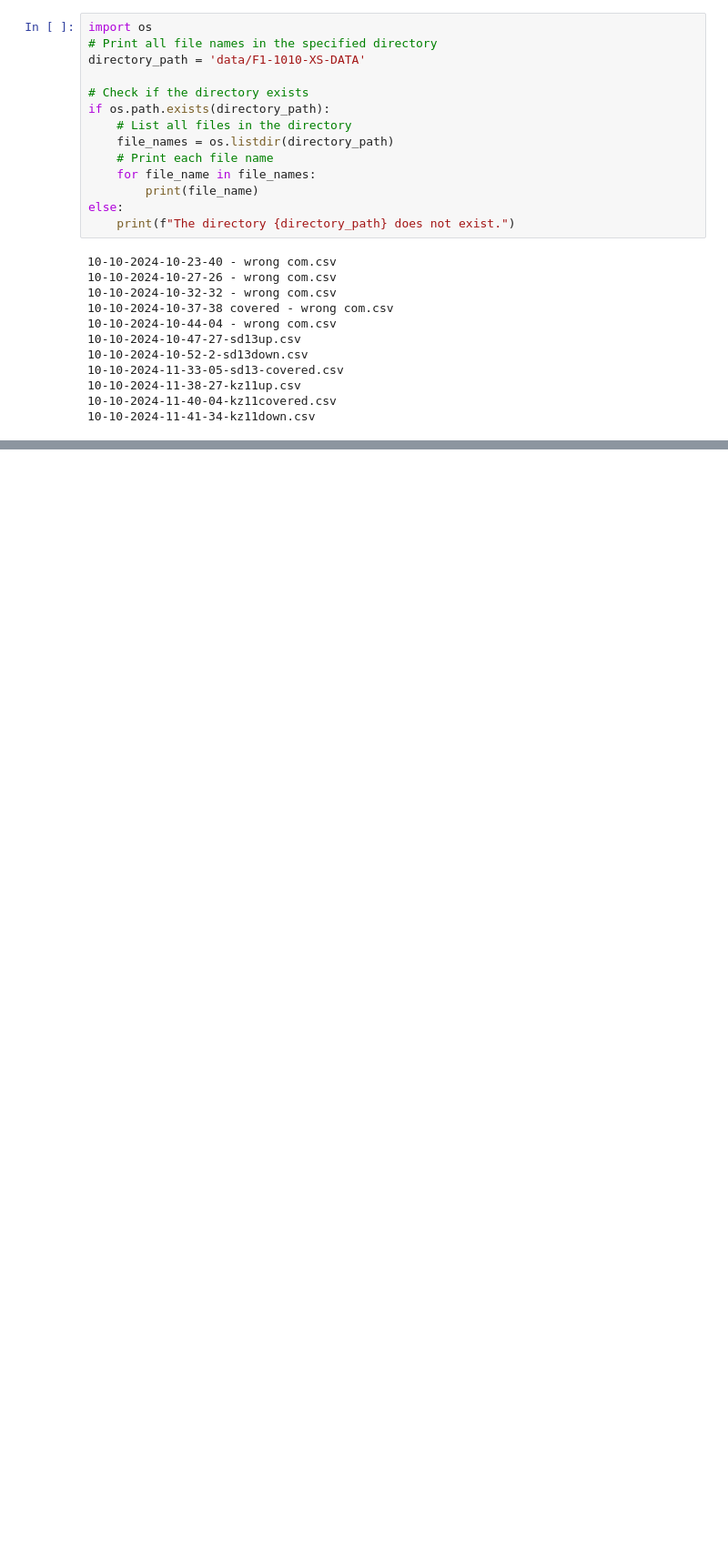
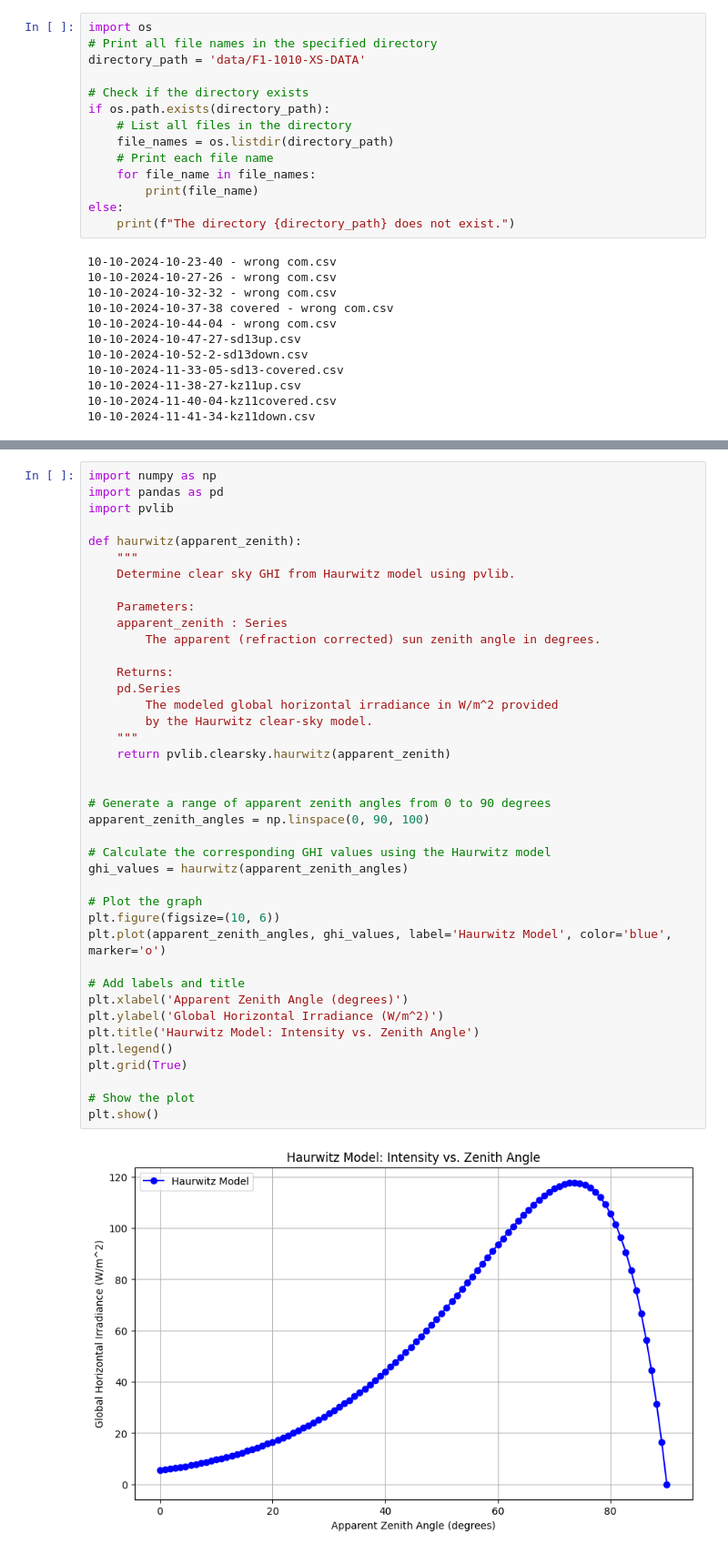
Before and after one commit to WeepsDanky/F1-solar-radiation, a Jupyter notebook: untitled(2).ipynb, the cells around one changed output, grey strips where cells are left out. Shown at 91% size. Saved outputs shown, nothing was run; the diff lists cells and outputs as text; blank space fills up the shorter version.

```diff
--- a/untitled(2).ipynb
+++ b/untitled(2).ipynb
@@ -88,0 +89,42 @@ FileNotFoundError: [Errno 2] No such file or directory: 'data/F1-1010-XS-DATA/17
+# %%
+import numpy as np
+import pandas as pd
+import pvlib
+
+def haurwitz(apparent_zenith):
+    """
+    Determine clear sky GHI from Haurwitz model using pvlib.
+
+    Parameters:
+    apparent_zenith : Series
+        The apparent (refraction corrected) sun zenith angle in degrees.
+
+    Returns:
+    pd.Series
+        The modeled global horizontal irradiance in W/m^2 provided
+        by the Haurwitz clear-sky model.
+    """
+    return pvlib.clearsky.haurwitz(apparent_zenith)
+
+
+# Generate a range of apparent zenith angles from 0 to 90 degrees
+apparent_zenith_angles = np.linspace(0, 90, 100)
+
+# Calculate the corresponding GHI values using the Haurwitz model
+ghi_values = haurwitz(apparent_zenith_angles)
+
+# Plot the graph
+plt.figure(figsize=(10, 6))
+plt.plot(apparent_zenith_angles, ghi_values, label='Haurwitz Model', color='blue', marker='o')
+
+# Add labels and title
+plt.xlabel('Apparent Zenith Angle (degrees)')
+plt.ylabel('Global Horizontal Irradiance (W/m^2)')
+plt.title('Haurwitz Model: Intensity vs. Zenith Angle')
+plt.legend()
+plt.grid(True)
+
+# Show the plot
+plt.show()
+# %% [output]
+[figure, added]
```
Also changed, not shown: parts of 1 cell of this notebook, 8 other files.
